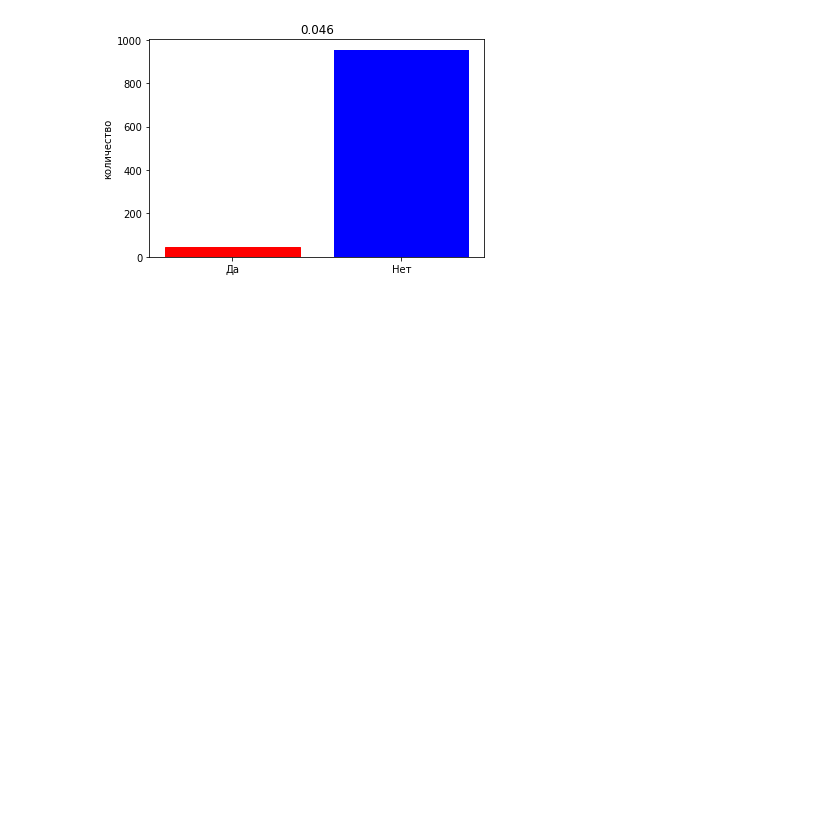
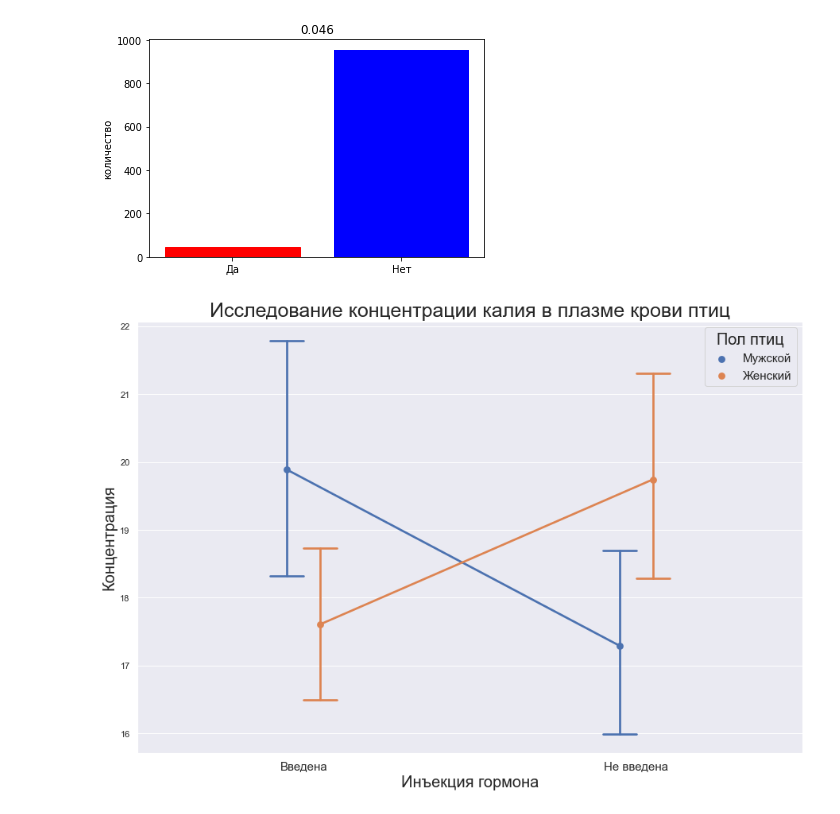
Before and after one commit to artemsaw/statistics_basic, a Jupyter notebook: annova_many.ipynb, the cells around one changed output. Cells and saved outputs as stored; diff of their text form; code cells hidden in the pictures; blank space fills up the shorter version.

```diff
--- a/annova_many.ipynb
+++ b/annova_many.ipynb
@@ -48,3 +48,44 @@ def false_alarm(m, n, a):
 false_alarm(2,30,0.05)
 # %% [output]
 [figure]
+# %%
+import pandas as pd
+import seaborn as sns
+import matplotlib.pyplot as plt
+import numpy as np
+
+data1 = pd.read_csv('https://stepik.org/media/attachments/lesson/9250/birds.csv')
+
+# задаем размеры выводимого графика
+
+sns.set(rc={'figure.figsize':(15, 10)})
+
+# строим график с помощью seaborn
+
+pplot = sns.pointplot(x='hormone', y='var4', hue='sex', dodge=0.1, capsize=.1, data=data1)
+
+# меняем названия титула, оси х и оси у
+
+plt.title('Исследование концентрации калия в плазме крови птиц', fontsize=25)
+plt.xlabel('Инъекция гормона', fontsize=20)
+plt.ylabel('Концентрация', fontsize=20)
+
+
+# меняем названия отложенных по оси х значений
+
+bars = ('Введена', 'Не введена')
+x_pos = np.arange(len(bars))
+plt.xticks(x_pos, bars, fontsize=15)
+
+
+# меняем "Легенду" та, что в верхнем правом углу
+
+leg_handles = pplot.get_legend_handles_labels()[0]
+pplot.legend(leg_handles, ['Мужской', 'Женский'], title='Пол птиц', title_fontsize=20, fontsize=15)
+
+# если хотите сохранить график себе
+
+plt.savefig('cool.jpg')
+plt.savefig('not_cool.pdf')
+# %% [output]
+[figure, added]
```
Also changed, not shown: 4 other files.
